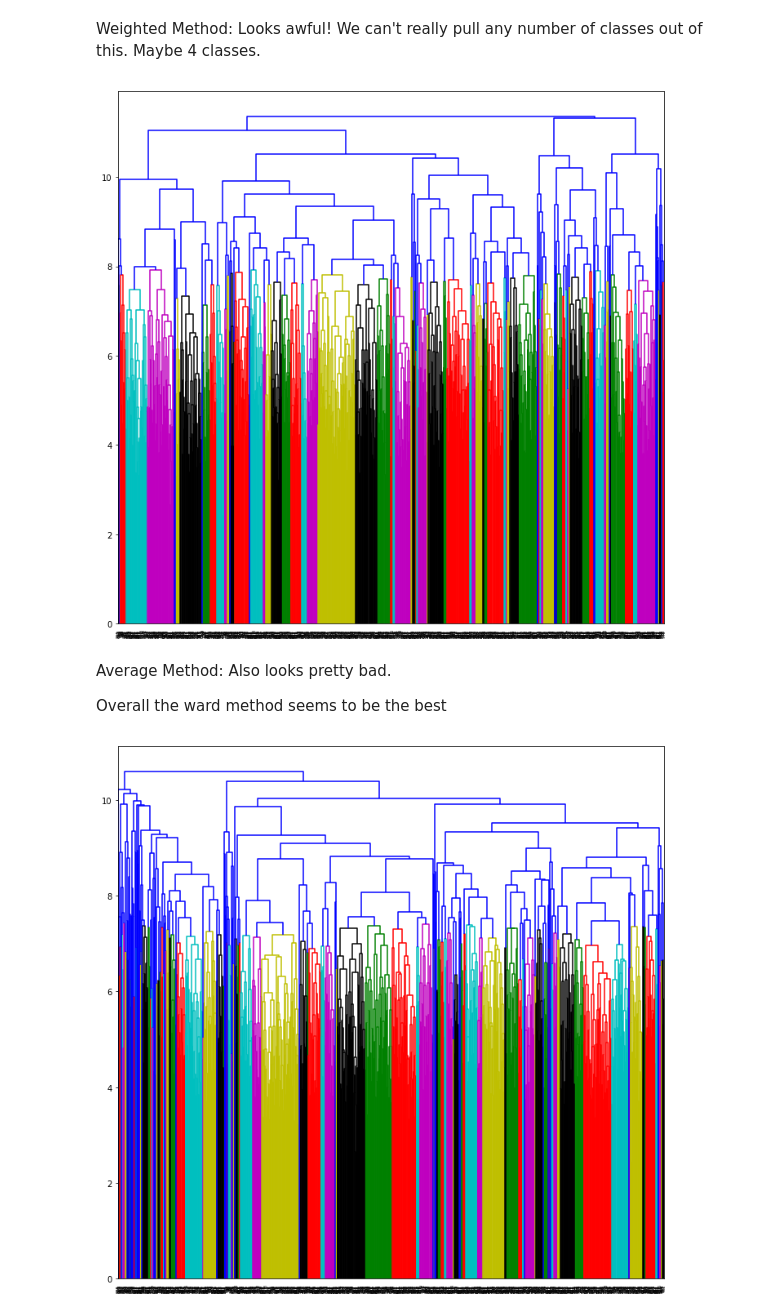
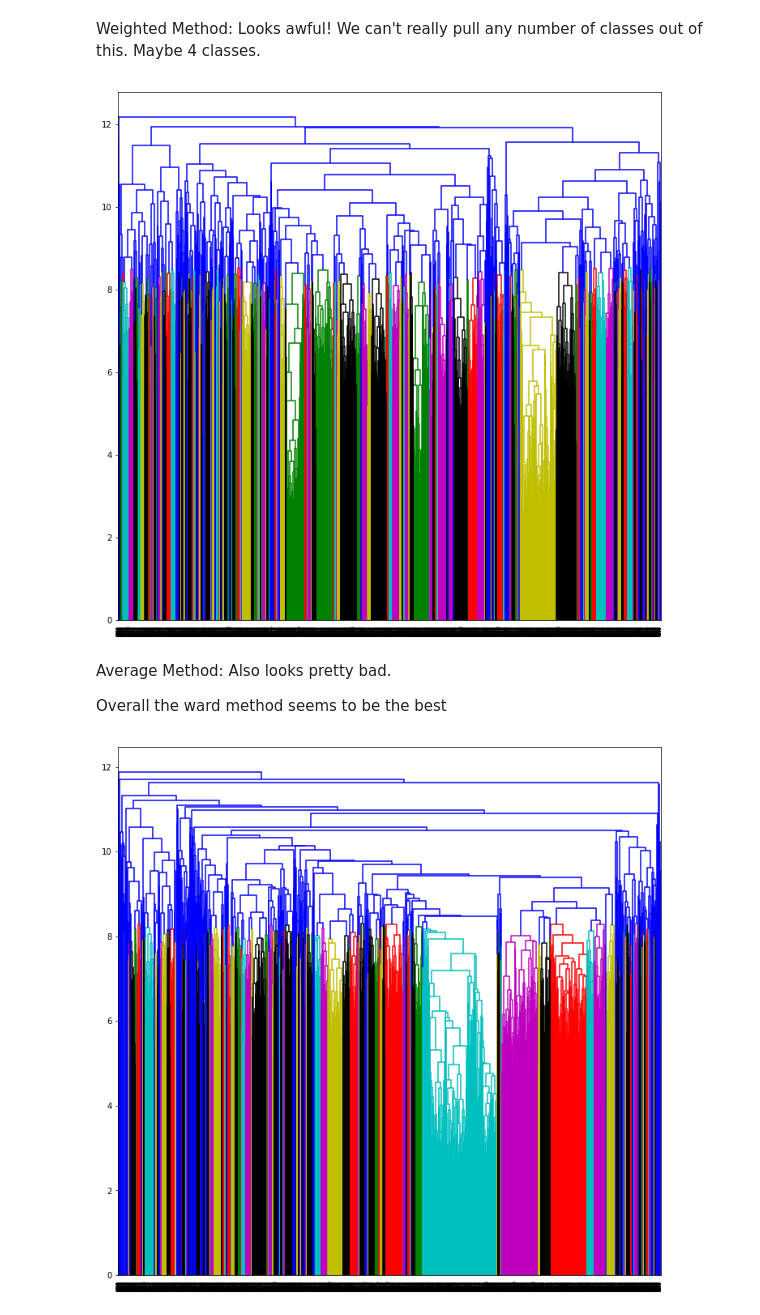
Before and after one commit to jonnyjensen/byu_econ_applied_machine_learning, a Jupyter notebook: homeworks/Homework_5_Jonathan Jensen.ipynb, the cells around one changed output. Saved outputs shown, nothing was run; the diff lists cells and outputs as text; code cells hidden in the pictures.

```diff
--- a/homeworks/Homework_5_Jonathan Jensen.ipynb
+++ b/homeworks/Homework_5_Jonathan Jensen.ipynb
@@ -312,0 +300,14 @@ metrics.adjusted_rand_score(df_k.label, df_k.predict)
+# %%
+from sklearn.cluster import KMeans
+from sklearn import metrics
+rows = np.arange(70000)
+np.random.shuffle(rows)
+n_select = 5000
+x_k= X[rows[:n_select],:]
+y_k= y[rows[:n_select]]
+kmeans = KMeans(n_clusters=10, n_init=50, n_jobs=-1)
+kmeans.fit(x_k)
+sk_clusters = kmeans.predict(x_k)
+df_k = pd.concat([pd.DataFrame(y_k),pd.DataFrame(sk_clusters)],axis=1)
+df_k.columns = ['label','predict']
+metrics.adjusted_rand_score(df_k.label, df_k.predict)
@@ -313,10 +342,14 @@ metrics.adjusted_rand_score(df_k.label, df_k.predict)
 # %% [markdown]
 Adjusted rand index gives us a score of .66. This is a pretty good score. 1 is the max on this.
 # %%
-kmeans = KMeans(n_clusters=10, n_init=10, n_jobs=-1)
-kmeans.fit(df_tsne[['comp1','comp2']])
-sk_clusters = kmeans.predict(df_tsne[['comp1','comp2']])
-df_k = pd.concat([df_tsne,pd.DataFrame(sk_clusters)],axis=1)
-df_k.columns = ["comp1","comp2","label","predict"]
-metrics.adjusted_rand_score(df_k.label, df_k.predict)
+ninit = [10,25,40,60,75,100]
+for i in ninit:
+    kmeans = KMeans(n_clusters=10, n_init=50, n_jobs=-1)
+    kmeans.fit(x_k)
+    sk_clusters = kmeans.predict(x_k)
+    df_k = pd.concat([pd.DataFrame(y_k),pd.DataFrame(sk_clusters)],axis=1)
+    df_k.columns = ['label','predict']
+    a = "Adjusted Rand Score with n_init = {}".format(i)
+    b = " : {}".format(metrics.adjusted_rand_score(df_k.label, df_k.predict))
+    print(a+b)
 # %% [output]
@@ -355,18 +395,18 @@ _ = dendrogram(Z)
 # %% [markdown]
 Weighted Method: Looks awful! We can't really pull any number of classes out of this. Maybe 4 classes.
 # %%
-Z = linkage(X[0:1000],'weighted')
+Z = linkage(x_k,'weighted')
 plt.figure(figsize=(12, 12))
 _ = dendrogram(Z)
 # %% [output]
-[figure, old version]
+[figure, new version]
 # %% [markdown]
 Average Method: Also looks pretty bad.
 
 Overall the ward method seems to be the best
 # %%
-Z = linkage(X[0:1000],'average')
+Z = linkage(x_k,'average')
 plt.figure(figsize=(12, 12))
 _ = dendrogram(Z)
 # %% [output]
-[figure, old version]
+[figure, new version]
```
Also changed, not shown: parts of 16 cells of this notebook.
